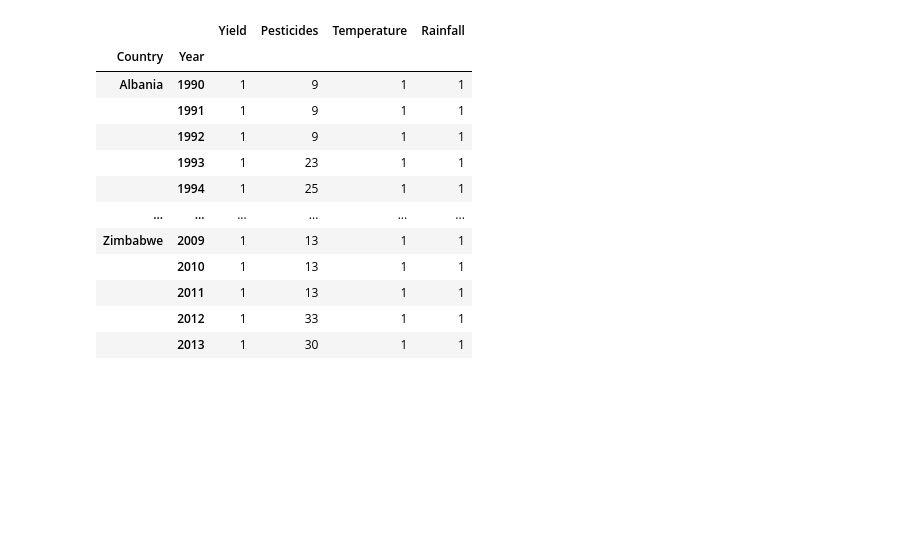
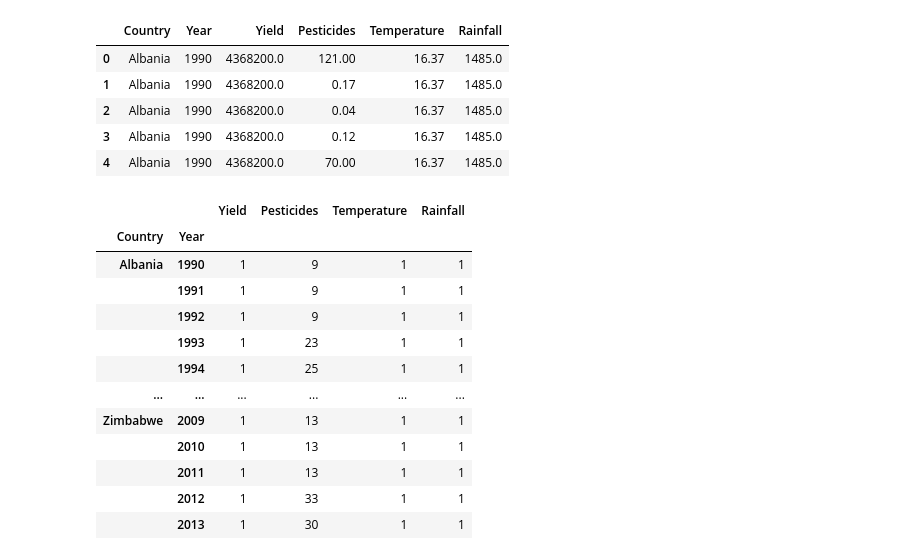
Before and after one commit to nkabram/um-milestone, a Jupyter notebook: analysis.ipynb, the cells around one changed output. Saved outputs shown, nothing was run; the diff lists cells and outputs as text; code cells hidden in the pictures; blank space fills up the shorter version.

```diff
--- a/analysis.ipynb
+++ b/analysis.ipynb
@@ -1 +13,20 @@
+# %%
+# reading the dataset
+def read_dataset(file_path):
+    try:
+        pest_df = pd.read_csv(file_path)
+        return pest_df
+    except Exception as e:
+        return f'An error occured: {e}'
+
+# reading the dataset
+merged_df = read_dataset('merged_df.csv')
+merged_df.head()
+# %% [output]
+|  | Country | Year | Yield | Pesticides | Temperature | Rainfall |
+| 0 | Albania | 1990 | 4368200.0 | 121.00 | 16.37 | 1485.0 |
+| 1 | Albania | 1990 | 4368200.0 | 0.17 | 16.37 | 1485.0 |
+| 2 | Albania | 1990 | 4368200.0 | 0.04 | 16.37 | 1485.0 |
+| 3 | Albania | 1990 | 4368200.0 | 0.12 | 16.37 | 1485.0 |
+| 4 | Albania | 1990 | 4368200.0 | 70.00 | 16.37 | 1485.0 |
 # %%
```
Also changed, not shown: parts of 3 cells of this notebook, 2 other files.
